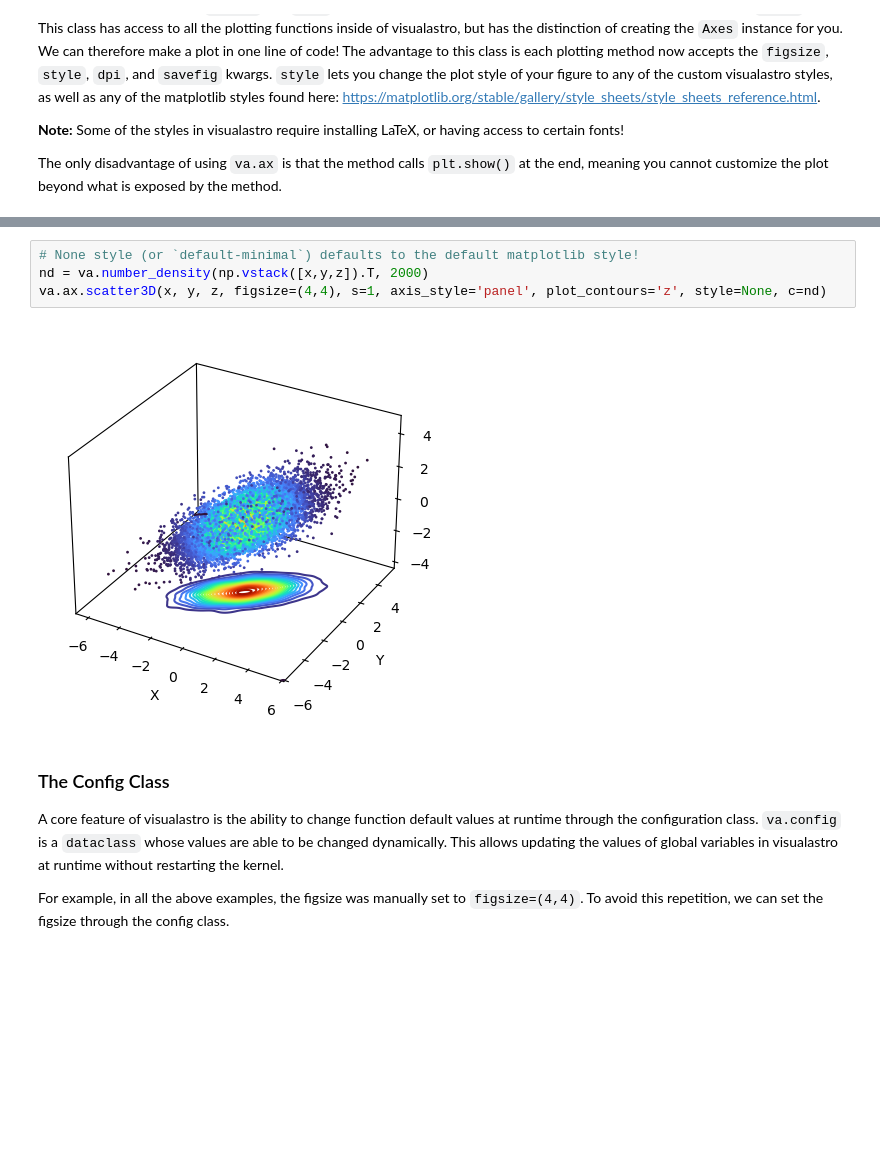
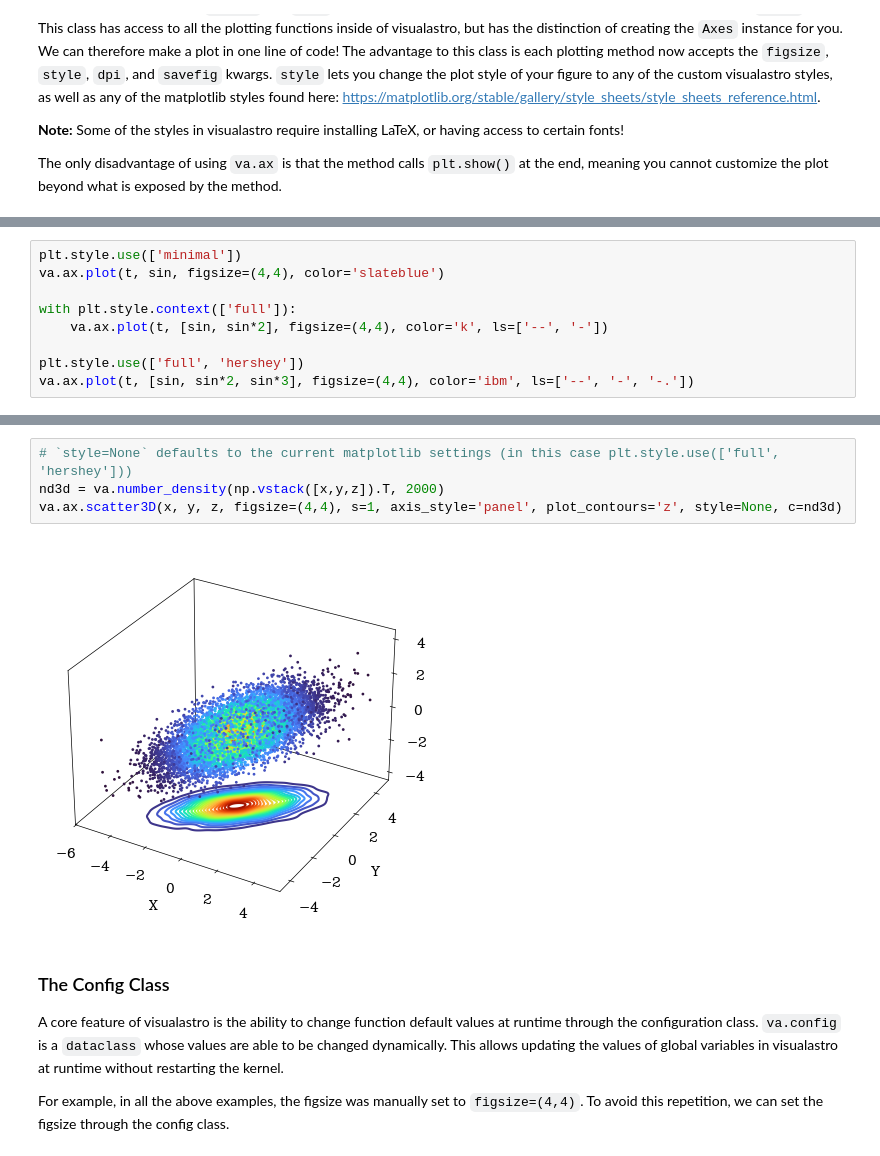
Before and after one commit to elkogerville/VisualAstro, a Jupyter notebook: examples/quickstart.ipynb, the cells around one changed output, grey strips where cells are left out. Drawn from its saved outputs; the diff is of its cells as text; blank space fills up the shorter version.

```diff
--- a/examples/quickstart.ipynb
+++ b/examples/quickstart.ipynb
@@ -69,0 +73,9 @@ va.ax.plot(t, sin, figsize=(4,4), color='slateblue', style='smplot')
+# %%
+plt.style.use(['minimal'])
+va.ax.plot(t, sin, figsize=(4,4), color='slateblue')
+
+with plt.style.context(['full']):
+    va.ax.plot(t, [sin, sin*2], figsize=(4,4), color='k', ls=['--', '-'])
+
+plt.style.use(['full', 'hershey'])
+va.ax.plot(t, [sin, sin*2, sin*3], figsize=(4,4), color='ibm', ls=['--', '-', '-.'])
@@ -70,9 +86,9 @@ va.ax.plot(t, sin, figsize=(4,4), color='slateblue', style='smplot')
 # %%
-# None style (or `default-minimal`) defaults to the default matplotlib style!
-nd = va.number_density(np.vstack([x,y,z]).T, 2000)
-va.ax.scatter3D(x, y, z, figsize=(4,4), s=1, axis_style='panel', plot_contours='z', style=None, c=nd)
+# `style=None` defaults to the current matplotlib settings (in this case plt.style.use(['full', 'hershey']))
+nd3d = va.number_density(np.vstack([x,y,z]).T, 2000)
+va.ax.scatter3D(x, y, z, figsize=(4,4), s=1, axis_style='panel', plot_contours='z', style=None, c=nd3d)
 # %% [output]
-[figure, old version]
+[figure, new version]
 # %% [markdown]
 ### The Config Class
 
```
Also changed, not shown: parts of 29 cells of this notebook.
